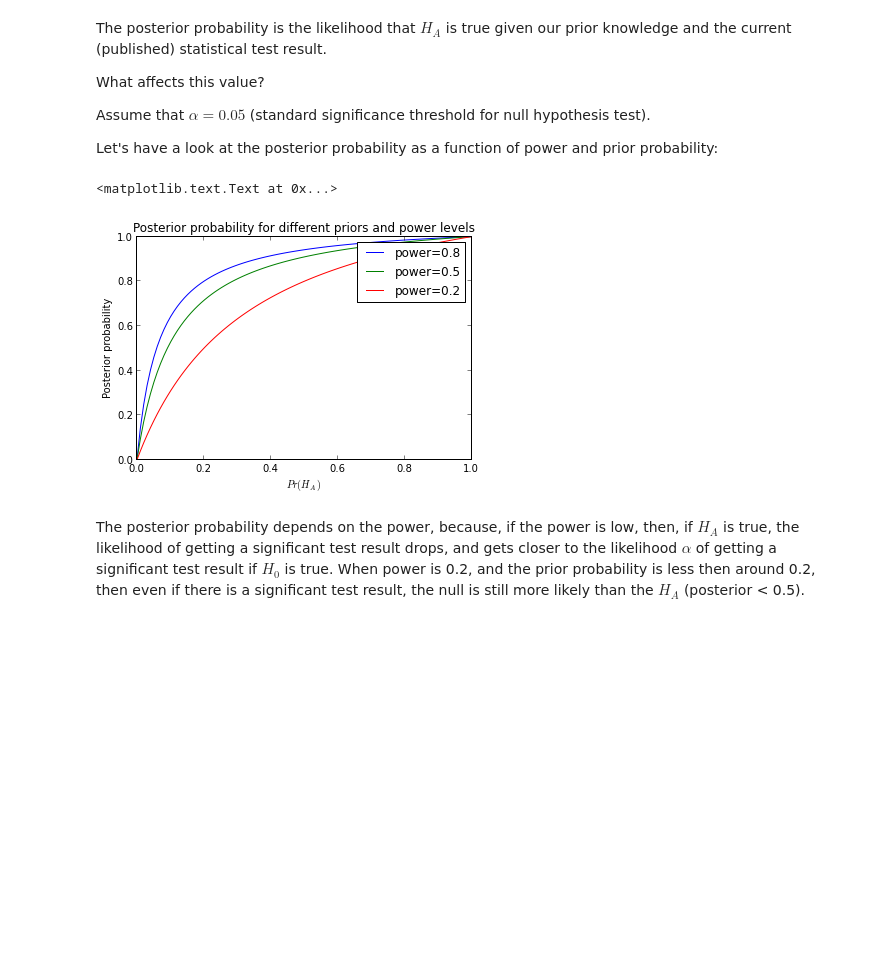
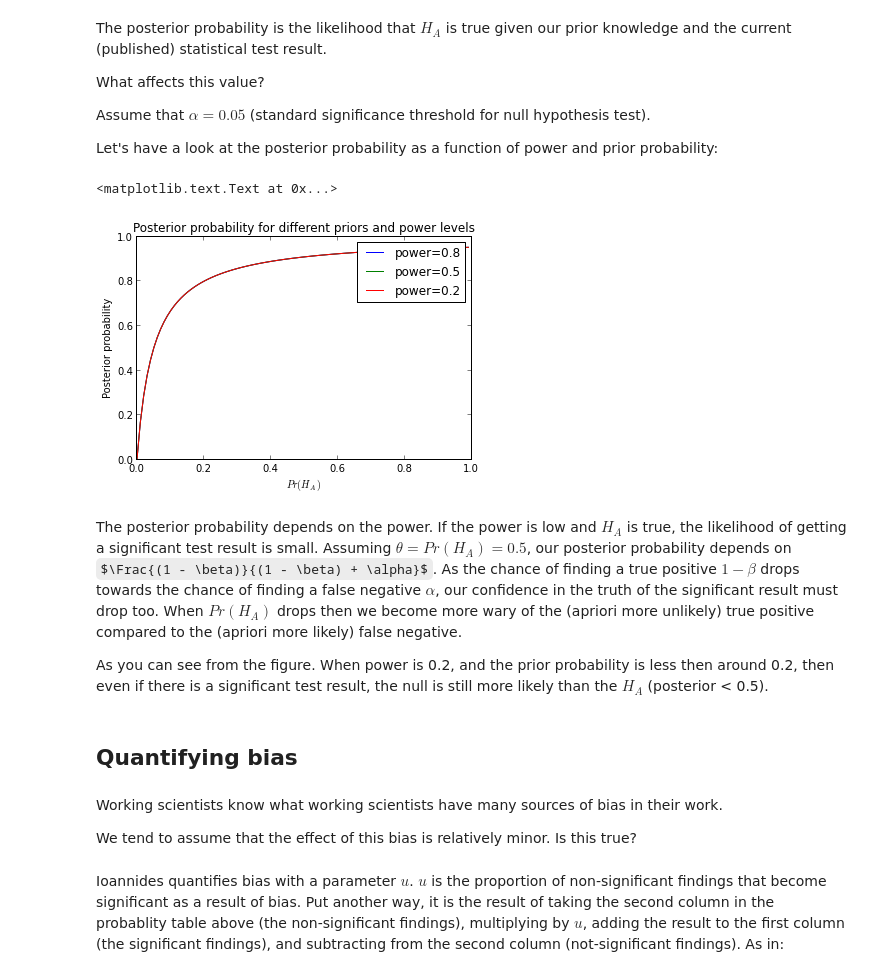
Before and after one commit to matthew-brett/sketch-books, a Jupyter notebook: Ioannides exposition.ipynb, the cells around one changed output. Saved outputs shown, nothing was run; the diff lists cells and outputs as text; code cells hidden in the pictures; some formulas as TeX source; blank space fills up the shorter version.

Commit message:
Slowly working through Ioannides argument

```diff
--- a/Ioannides exposition.ipynb
+++ b/Ioannides exposition.ipynb
@@ -138,7 +138,7 @@ $P(H_A | T) = \Frac{(1 - \beta) \pi}{(1 - \beta) \pi + \alpha (1 - \pi)}$
 
 Let's put that formula into Sympy for later:
 # %%
-pi = symbols('\pi')
-post_prob = (1 - beta) * pi / ((1 - beta) * pi + alpha * (1 - pi))
+theta = symbols(r'\theta')
+post_prob = (1 - theta) * theta / ((1 - theta) * theta + alpha * (1 - theta))
 post_prob
 # %% [output]
@@ -186,18 +186,28 @@ Assume that $\alpha = 0.05$ (standard significance threshold for null hypothesis
 Let's have a look at the posterior probability as a function of power and prior probability:
 # %%
 # Make symbolic expression into a function we can evaluate
-post_prob_func = lambdify((alpha, beta, pi), post_prob)
-# Make set of beta values for x axis of plot
-pi_vals = np.linspace(0, 1, 100)
+post_prob_func = lambdify((alpha, beta, theta), post_prob)
+# Make set of theta values for x axis of plot
+theta_vals = np.linspace(0, 1, 100)
 for power in (0.8, 0.5, 0.2):
     beta_val = 1 - power
-    plt.plot(pi_vals, post_prob_func(0.05, beta_val, pi_vals), label='power={0}'.format(power))
+    plt.plot(theta_vals, post_prob_func(0.05, beta_val, theta_vals), label='power={0}'.format(power))
 plt.xlabel('$Pr(H_A)$')
 plt.ylabel('Posterior probability')
 plt.legend()
 plt.title("Posterior probability for different priors and power levels")
 # %% [output]
 <matplotlib.text.Text at 0x...>
-[figure, old version]
+[figure, new version]
 # %% [markdown]
-The posterior probability depends on the power, because, if the power is low, then, if $H_A$ is true, the likelihood of getting a significant test result drops, and gets closer to the likelihood $\alpha$ of getting a significant test result if $H_0$ is true.  When power is 0.2, and the prior probability is less then around 0.2, then even if there is a significant test result, the null is still more likely than the $H_A$ (posterior < 0.5).
+The posterior probability depends on the power.  If the power is low and $H_A$ is true, the likelihood of getting a significant test result is small.  Assuming $\theta = Pr(H_A) = 0.5$, our posterior probability depends on $\Frac{(1 - \beta)}{(1 - \beta) + \alpha}$.  As the chance of finding a true positive $1-\beta$ drops towards the chance of finding a false negative $\alpha$, our confidence in the truth of the significant result must drop too.  When $Pr(H_A)$ drops then we become more wary of the (apriori more unlikely) true positive compared to the (apriori more likely) false negative.
+
+As you can see from the figure.  When power is 0.2, and the prior probability is less then around 0.2, then even if there is a significant test result, the null is still more likely than the $H_A$ (posterior < 0.5).
+# %% [markdown]
+## Quantifying bias
+# %% [markdown]
+Working scientists know what working scientists have many sources of bias in their work.
+
+We tend to assume that the effect of this bias is relatively minor.  Is this true?
+# %% [markdown]
+Ioannides quantifies bias with a parameter $u$.  $u$ is the proportion of non-significant findings that become significant as a result of bias.  Put another way, it is the result of taking the second column in the probablity table above (the non-significant findings), multiplying by $u$, adding the result to the first column (the significant findings), and subtracting from the second column (not-significant findings).  As in:
```
Also changed, not shown: parts of 16 cells of this notebook.
